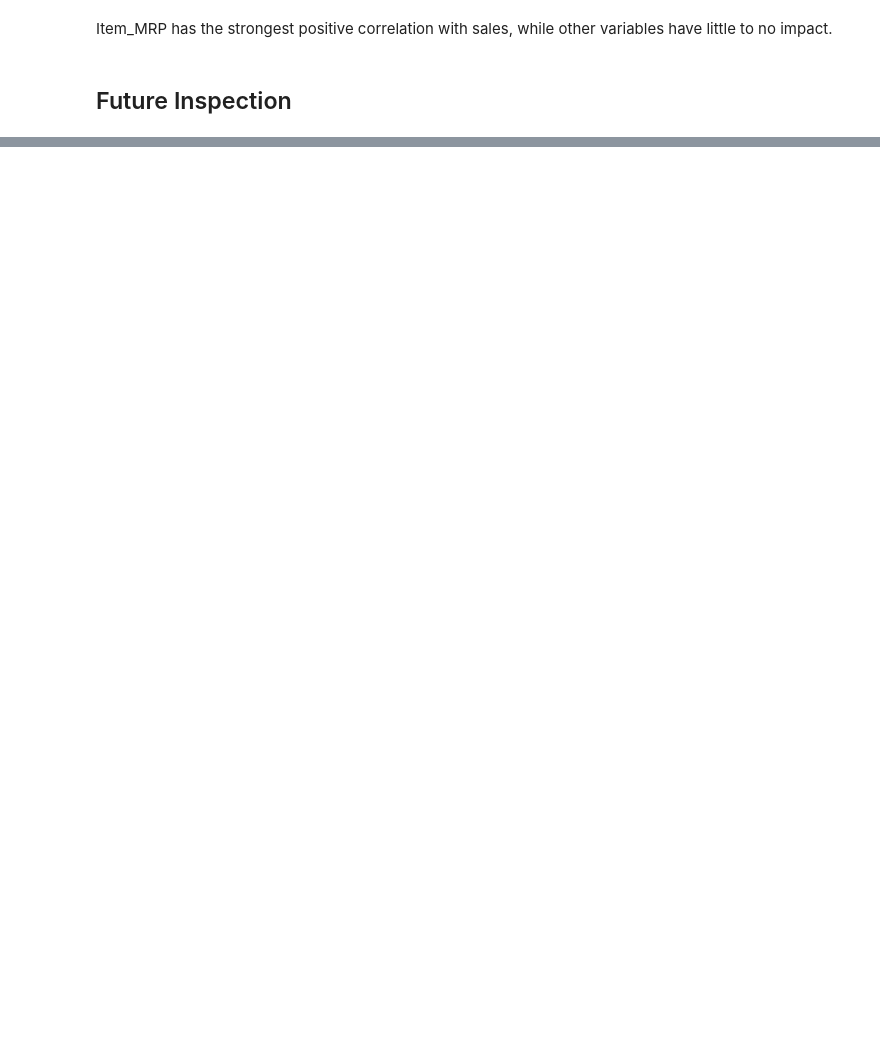
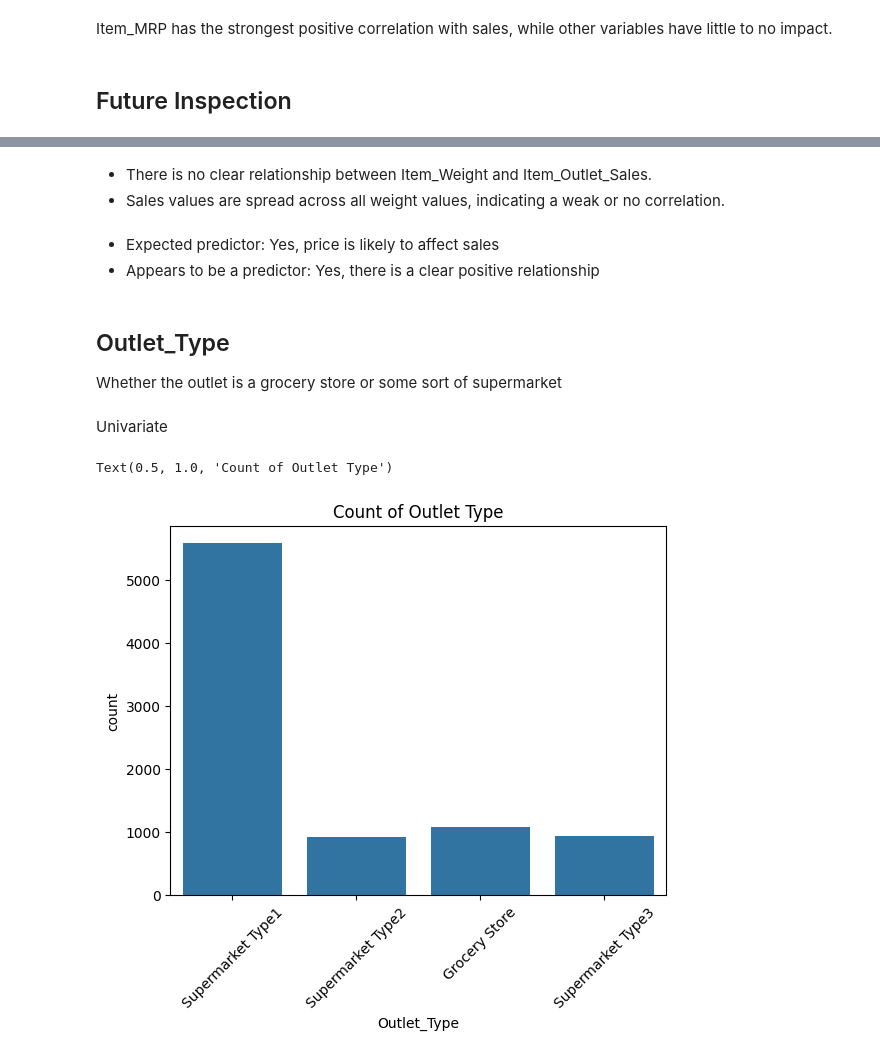
Before and after one commit to ayatayoub20/Prediction-of-Product-Sales, a Jupyter notebook: Prediction_of_Product_Sales.ipynb, the cells around one changed output, grey strips where cells are left out. Cells and saved outputs as stored; diff of their text form; code cells hidden in the pictures; blank space fills up the shorter version.

```diff
--- a/Prediction_of_Product_Sales.ipynb
+++ b/Prediction_of_Product_Sales.ipynb
@@ -225,0 +257,18 @@ df['Item_Weight'] = df_original['Item_Weight']
+# %% [markdown]
+- There is no clear relationship between Item_Weight and Item_Outlet_Sales.
+- Sales values are spread across all weight values, indicating a weak or no correlation.
+# %% [markdown]
+- Expected predictor: Yes, price is likely to affect sales
+- Appears to be a predictor: Yes, there is a clear positive relationship
+# %% [markdown]
+## Outlet_Type
+Whether the outlet is a grocery store or some sort of supermarket
+# %% [markdown]
+Univariate
+# %%
+sns.countplot(data=df, x='Outlet_Type')
+plt.xticks(rotation=45)
+plt.title('Count of Outlet Type')
+# %% [output]
+Text(0.5, 1.0, 'Count of Outlet Type')
+[figure, added]
```
Also changed, not shown: parts of 33 cells of this notebook.
